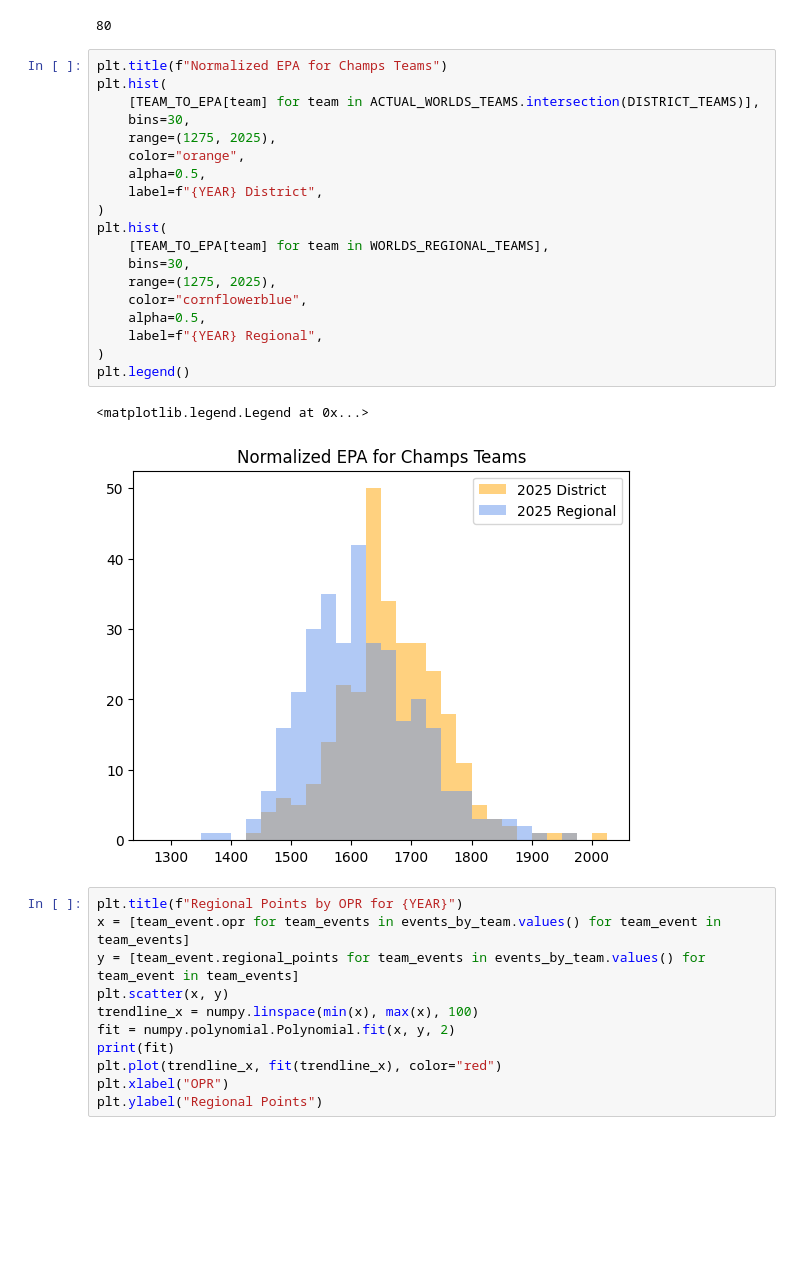
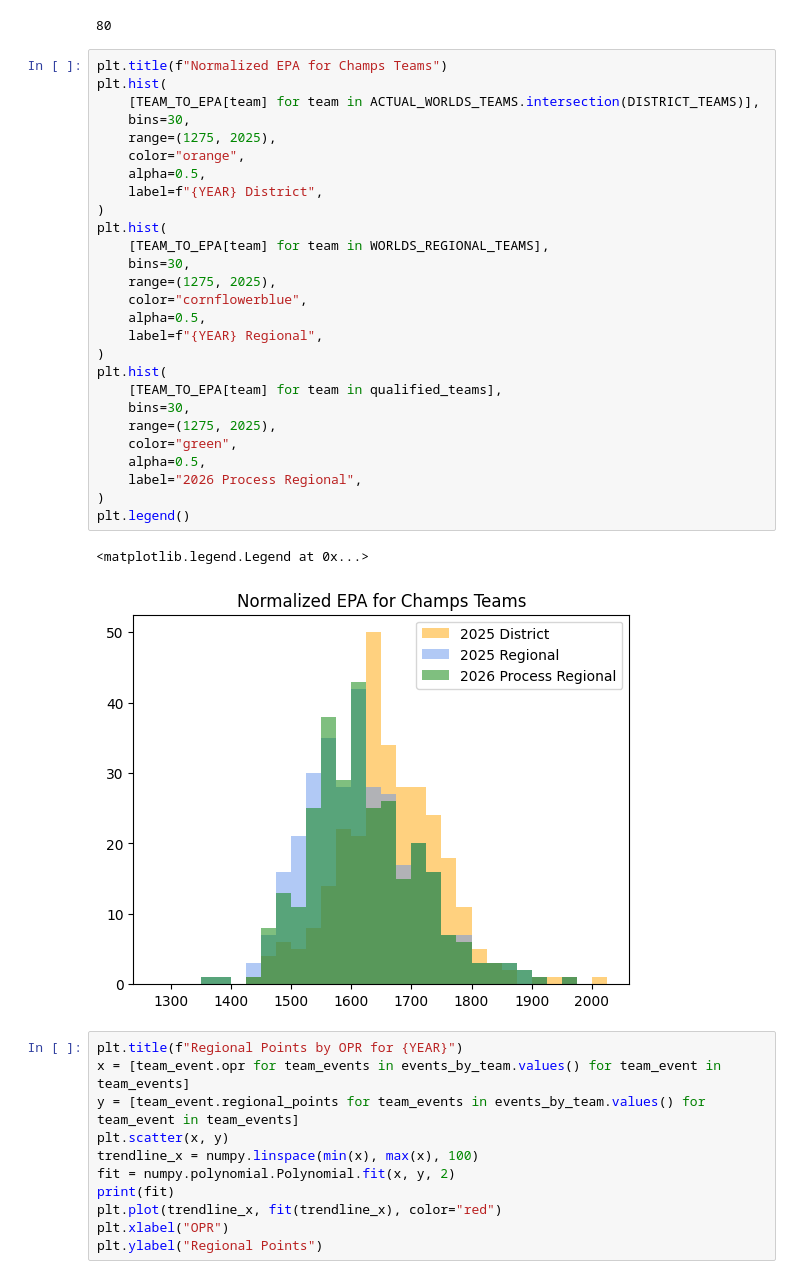
Before and after one commit to pigrammer3/regional-points, a Jupyter notebook: regional.ipynb, the cells around one changed output. Cells and saved outputs as stored; diff of their text form; blank space fills up the shorter version.

Commit message:
add good epa graphs

```diff
--- a/regional.ipynb
+++ b/regional.ipynb
@@ -480,25 +480,33 @@ regional_pool_points(regional_pool["frc9717"])
 # %%
 plt.title(f"Normalized EPA for Champs Teams")
 plt.hist(
     [TEAM_TO_EPA[team] for team in ACTUAL_WORLDS_TEAMS.intersection(DISTRICT_TEAMS)],
     bins=30,
     range=(1275, 2025),
     color="orange",
     alpha=0.5,
     label=f"{YEAR} District",
 )
 plt.hist(
     [TEAM_TO_EPA[team] for team in WORLDS_REGIONAL_TEAMS],
     bins=30,
     range=(1275, 2025),
     color="cornflowerblue",
     alpha=0.5,
     label=f"{YEAR} Regional",
 )
+plt.hist(
+    [TEAM_TO_EPA[team] for team in qualified_teams],
+    bins=30,
+    range=(1275, 2025),
+    color="green",
+    alpha=0.5,
+    label="2026 Process Regional",
+)
 plt.legend()
 # %% [output]
 <matplotlib.legend.Legend at 0x...>
-[figure, old version]
+[figure, new version]
 # %%
 plt.title(f"Regional Points by OPR for {YEAR}")
 x = [team_event.opr for team_events in events_by_team.values() for team_event in team_events]
```
Also changed, not shown: 3 other files.
